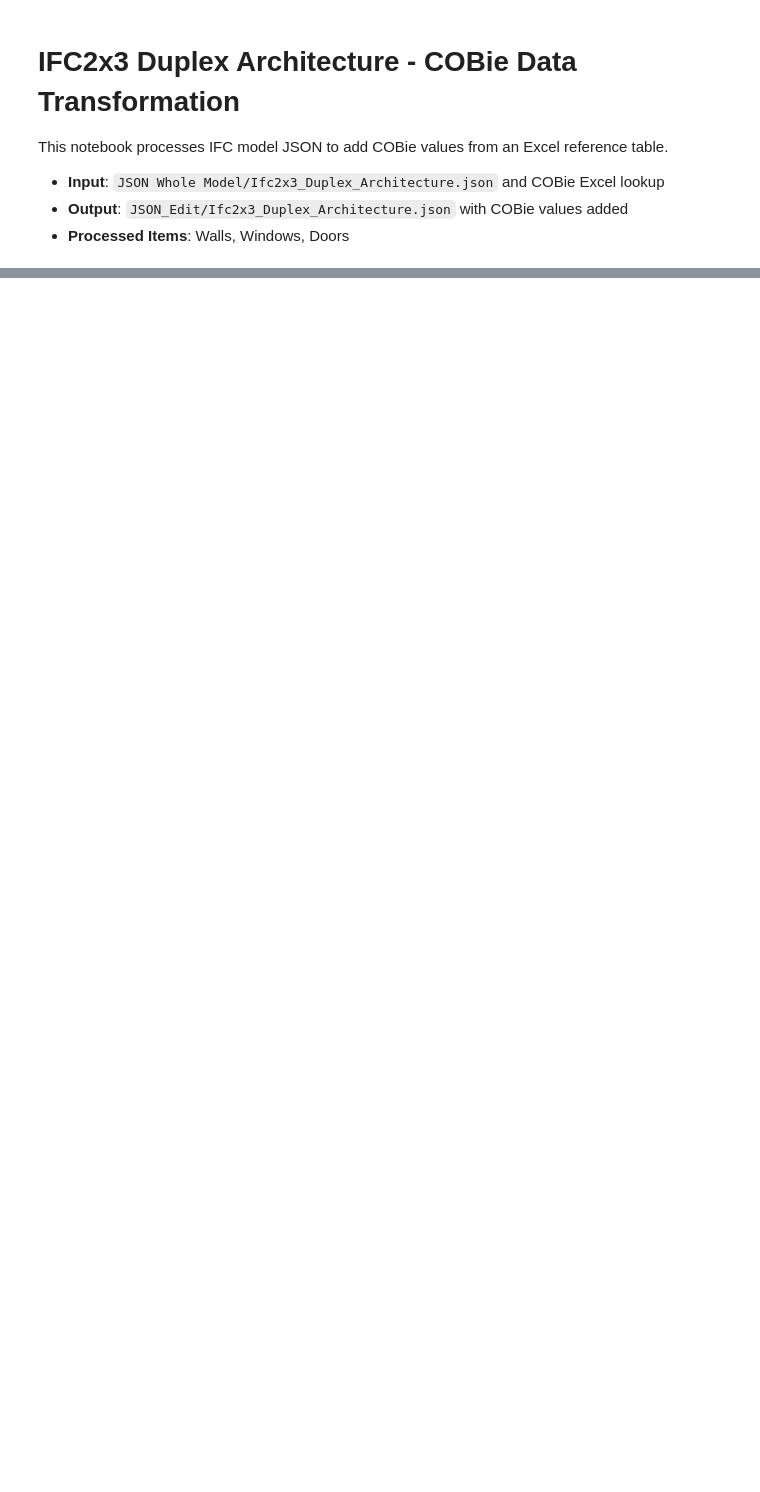
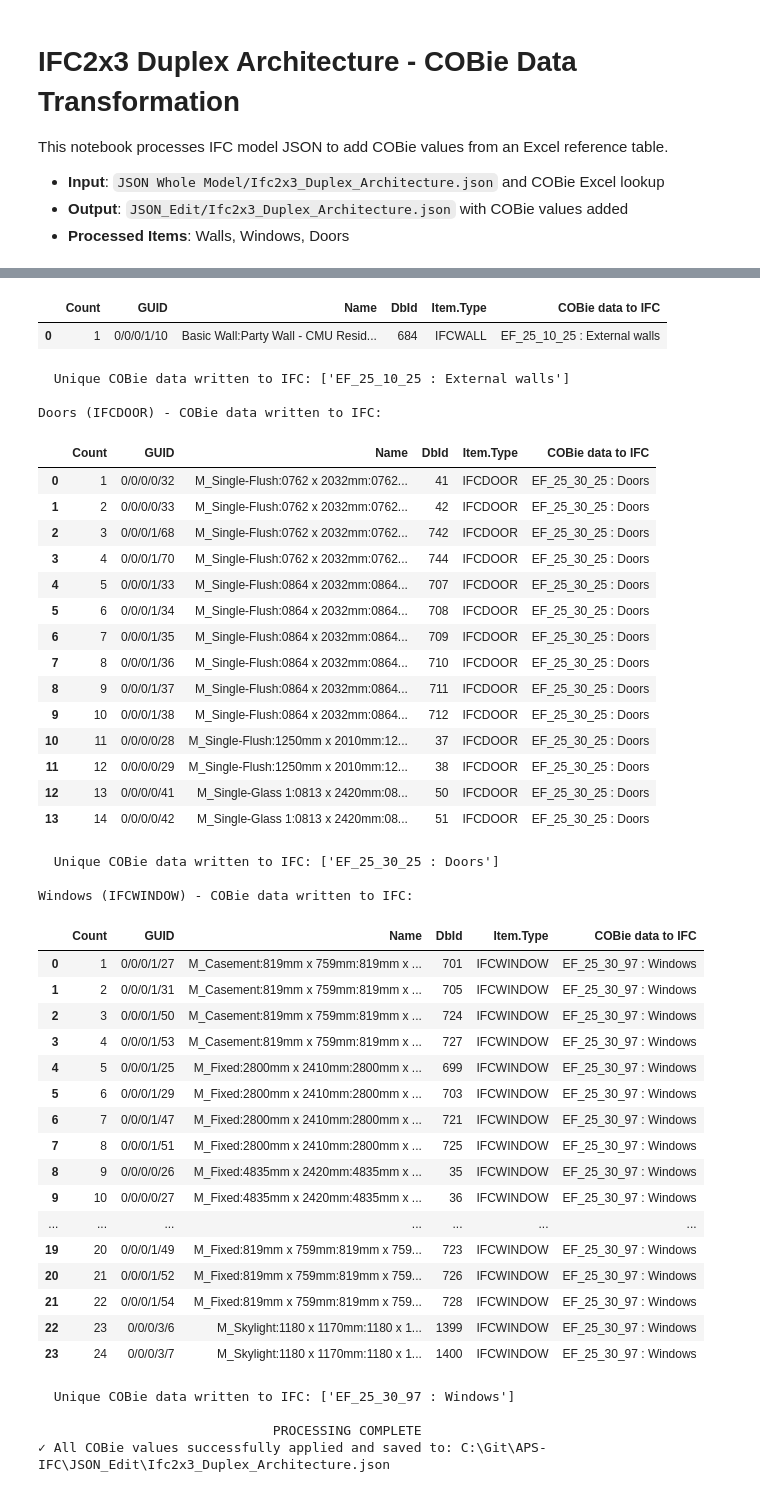
Before and after one commit to plarchi/MsC-IFC-APS, a Jupyter notebook: PyDataTransform/Ifc2x3_Duplex_Architecture.ipynb, the cells around one changed output, grey strips where cells are left out. Drawn from its saved outputs; the diff is of its cells as text; code cells hidden in the pictures; blank space fills up the shorter version.

Commit message:
Updated python print and return of COBie Data.

```diff
--- a/PyDataTransform/Ifc2x3_Duplex_Architecture.ipynb
+++ b/PyDataTransform/Ifc2x3_Duplex_Architecture.ipynb
@@ -282,6 +351,6 @@ print(f'\n\n✓ Updated JSON written to: {working_json_path}')
 # %%
 # ============================================================
-# AFTER CHECK: Verify results and show before/after comparison
+# AFTER CHECK: Verify results and show COBie data written to IFC
 # ============================================================
 
 print('=' * 80)
@@ -320,8 +389,8 @@ print(f'Total Missing GUIDs:   {total_missing}')
 print(f'Source JSON Records:   {len(source_data)}')
 print(f'\nOutput Path: {working_json_path}')
 
-# Detailed before/after values for each item type
-print(f'\n{"DETAILED BEFORE/AFTER COMPARISON":^80}')
+# Detailed COBie values written to IFC for each item type
+print(f'\n{"DETAILED COBIE DATA TO IFC":^80}')
 
 for ifc_type, results in process_results.items():
     display_name = results['display_name']
@@ -332,17 +401,15 @@ for ifc_type, results in process_results.items():
 
     # Create detailed output table
     detail_df = source_df[['Count', 'GUID', 'Name', 'DbId', 'Item.Type']].copy()
-    detail_df['COBie Before'] = results['before_values']
-    detail_df['COBie After'] = results['after_values']
+    detail_df['COBie data to IFC'] = results['after_values']
 
-    print(f'\n{display_name} ({ifc_type}) - Before/After Comparison:')
+    print(f'\n{display_name} ({ifc_type}) - COBie data written to IFC:')
     display(detail_df)
 
-    # Show unique before/after values
-    before_unique = sorted(set(results['before_values']))
-    after_unique = sorted(set(results['after_values']))
-    print(f'  Before unique values: {before_unique}')
-    print(f'  After unique values:  {after_unique}')
+    # Show unique written values
+    written_unique = sorted(set(results['after_values']))
+    print(f'  Unique COBie data written to IFC: {written_unique}')
 
 print(f'\n{"PROCESSING COMPLETE":^80}')
 print(f'✓ All COBie values successfully applied and saved to: {working_json_path}')
+# %% [output]
@@ -348,0 +435,44 @@ print(f'✓ All COBie values successfully applied and saved to: {working_json_pa
+|  | Count | GUID | Name | DbId | Item.Type | COBie data to IFC |
+| 0 | 1 | 0/0/0/1/10 | Basic Wall:Party Wall - CMU Resid... | 684 | IFCWALL | EF_25_10_25 : External walls |
+  Unique COBie data written to IFC: ['EF_25_10_25 : External walls']
+
+Doors (IFCDOOR) - COBie data written to IFC:
+|  | Count | GUID | Name | DbId | Item.Type | COBie data to IFC |
+| 0 | 1 | 0/0/0/0/32 | M_Single-Flush:0762 x 2032mm:0762... | 41 | IFCDOOR | EF_25_30_25 : Doors |
+| 1 | 2 | 0/0/0/0/33 | M_Single-Flush:0762 x 2032mm:0762... | 42 | IFCDOOR | EF_25_30_25 : Doors |
+| 2 | 3 | 0/0/0/1/68 | M_Single-Flush:0762 x 2032mm:0762... | 742 | IFCDOOR | EF_25_30_25 : Doors |
+| 3 | 4 | 0/0/0/1/70 | M_Single-Flush:0762 x 2032mm:0762... | 744 | IFCDOOR | EF_25_30_25 : Doors |
+| 4 | 5 | 0/0/0/1/33 | M_Single-Flush:0864 x 2032mm:0864... | 707 | IFCDOOR | EF_25_30_25 : Doors |
+| 5 | 6 | 0/0/0/1/34 | M_Single-Flush:0864 x 2032mm:0864... | 708 | IFCDOOR | EF_25_30_25 : Doors |
+| 6 | 7 | 0/0/0/1/35 | M_Single-Flush:0864 x 2032mm:0864... | 709 | IFCDOOR | EF_25_30_25 : Doors |
+| 7 | 8 | 0/0/0/1/36 | M_Single-Flush:0864 x 2032mm:0864... | 710 | IFCDOOR | EF_25_30_25 : Doors |
+| 8 | 9 | 0/0/0/1/37 | M_Single-Flush:0864 x 2032mm:0864... | 711 | IFCDOOR | EF_25_30_25 : Doors |
+| 9 | 10 | 0/0/0/1/38 | M_Single-Flush:0864 x 2032mm:0864... | 712 | IFCDOOR | EF_25_30_25 : Doors |
+| 10 | 11 | 0/0/0/0/28 | M_Single-Flush:1250mm x 2010mm:12... | 37 | IFCDOOR | EF_25_30_25 : Doors |
+| 11 | 12 | 0/0/0/0/29 | M_Single-Flush:1250mm x 2010mm:12... | 38 | IFCDOOR | EF_25_30_25 : Doors |
+| 12 | 13 | 0/0/0/0/41 | M_Single-Glass 1:0813 x 2420mm:08... | 50 | IFCDOOR | EF_25_30_25 : Doors |
+| 13 | 14 | 0/0/0/0/42 | M_Single-Glass 1:0813 x 2420mm:08... | 51 | IFCDOOR | EF_25_30_25 : Doors |
+  Unique COBie data written to IFC: ['EF_25_30_25 : Doors']
+
+Windows (IFCWINDOW) - COBie data written to IFC:
+|  | Count | GUID | Name | DbId | Item.Type | COBie data to IFC |
+| 0 | 1 | 0/0/0/1/27 | M_Casement:819mm x 759mm:819mm x ... | 701 | IFCWINDOW | EF_25_30_97 : Windows |
+| 1 | 2 | 0/0/0/1/31 | M_Casement:819mm x 759mm:819mm x ... | 705 | IFCWINDOW | EF_25_30_97 : Windows |
+| 2 | 3 | 0/0/0/1/50 | M_Casement:819mm x 759mm:819mm x ... | 724 | IFCWINDOW | EF_25_30_97 : Windows |
+| 3 | 4 | 0/0/0/1/53 | M_Casement:819mm x 759mm:819mm x ... | 727 | IFCWINDOW | EF_25_30_97 : Windows |
+| 4 | 5 | 0/0/0/1/25 | M_Fixed:2800mm x 2410mm:2800mm x ... | 699 | IFCWINDOW | EF_25_30_97 : Windows |
+| 5 | 6 | 0/0/0/1/29 | M_Fixed:2800mm x 2410mm:2800mm x ... | 703 | IFCWINDOW | EF_25_30_97 : Windows |
+| 6 | 7 | 0/0/0/1/47 | M_Fixed:2800mm x 2410mm:2800mm x ... | 721 | IFCWINDOW | EF_25_30_97 : Windows |
+| 7 | 8 | 0/0/0/1/51 | M_Fixed:2800mm x 2410mm:2800mm x ... | 725 | IFCWINDOW | EF_25_30_97 : Windows |
+| 8 | 9 | 0/0/0/0/26 | M_Fixed:4835mm x 2420mm:4835mm x ... | 35 | IFCWINDOW | EF_25_30_97 : Windows |
+| 9 | 10 | 0/0/0/0/27 | M_Fixed:4835mm x 2420mm:4835mm x ... | 36 | IFCWINDOW | EF_25_30_97 : Windows |
+| ... | ... | ... | ... | ... | ... | ... |
+| 19 | 20 | 0/0/0/1/49 | M_Fixed:819mm x 759mm:819mm x 759... | 723 | IFCWINDOW | EF_25_30_97 : Windows |
+| 20 | 21 | 0/0/0/1/52 | M_Fixed:819mm x 759mm:819mm x 759... | 726 | IFCWINDOW | EF_25_30_97 : Windows |
+| 21 | 22 | 0/0/0/1/54 | M_Fixed:819mm x 759mm:819mm x 759... | 728 | IFCWINDOW | EF_25_30_97 : Windows |
+| 22 | 23 | 0/0/0/3/6 | M_Skylight:1180 x 1170mm:1180 x 1... | 1399 | IFCWINDOW | EF_25_30_97 : Windows |
+| 23 | 24 | 0/0/0/3/7 | M_Skylight:1180 x 1170mm:1180 x 1... | 1400 | IFCWINDOW | EF_25_30_97 : Windows |
+  Unique COBie data written to IFC: ['EF_25_30_97 : Windows']
+
+                              PROCESSING COMPLETE
+✓ All COBie values successfully applied and saved to: C:\Git\APS-IFC\JSON_Edit\Ifc2x3_Duplex_Architecture.json
```
Also changed, not shown: parts of 5 cells of this notebook, 1 other file.
